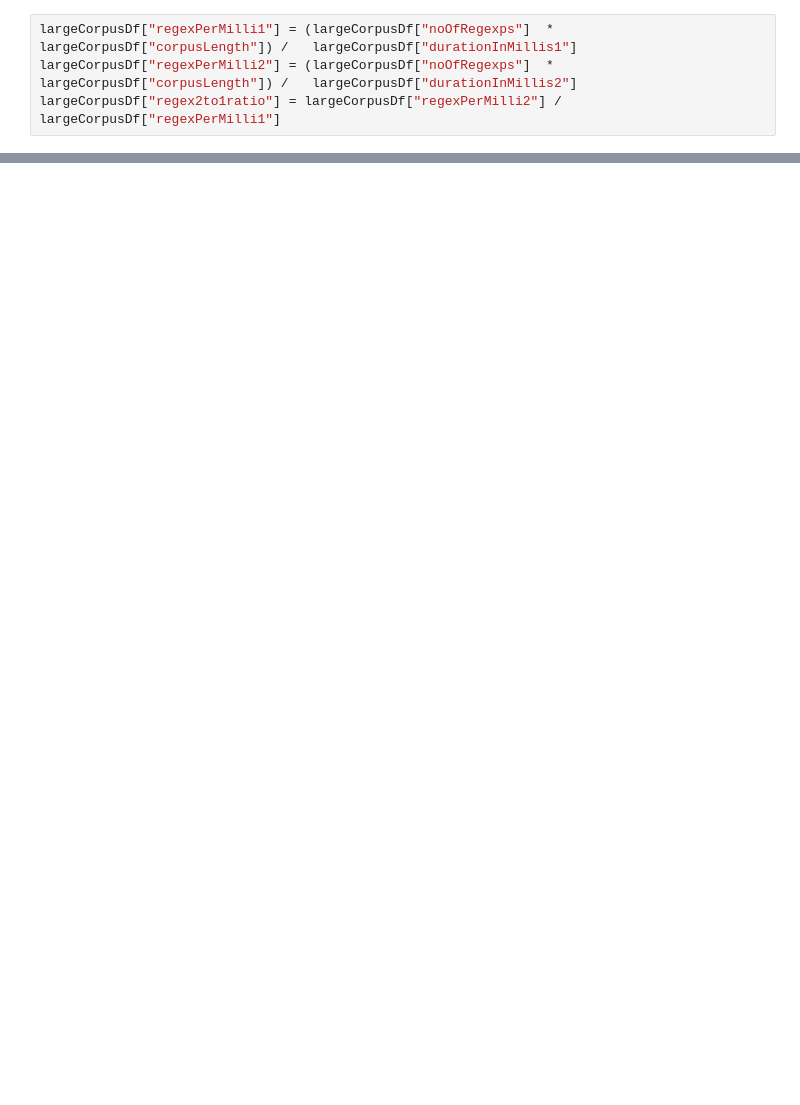
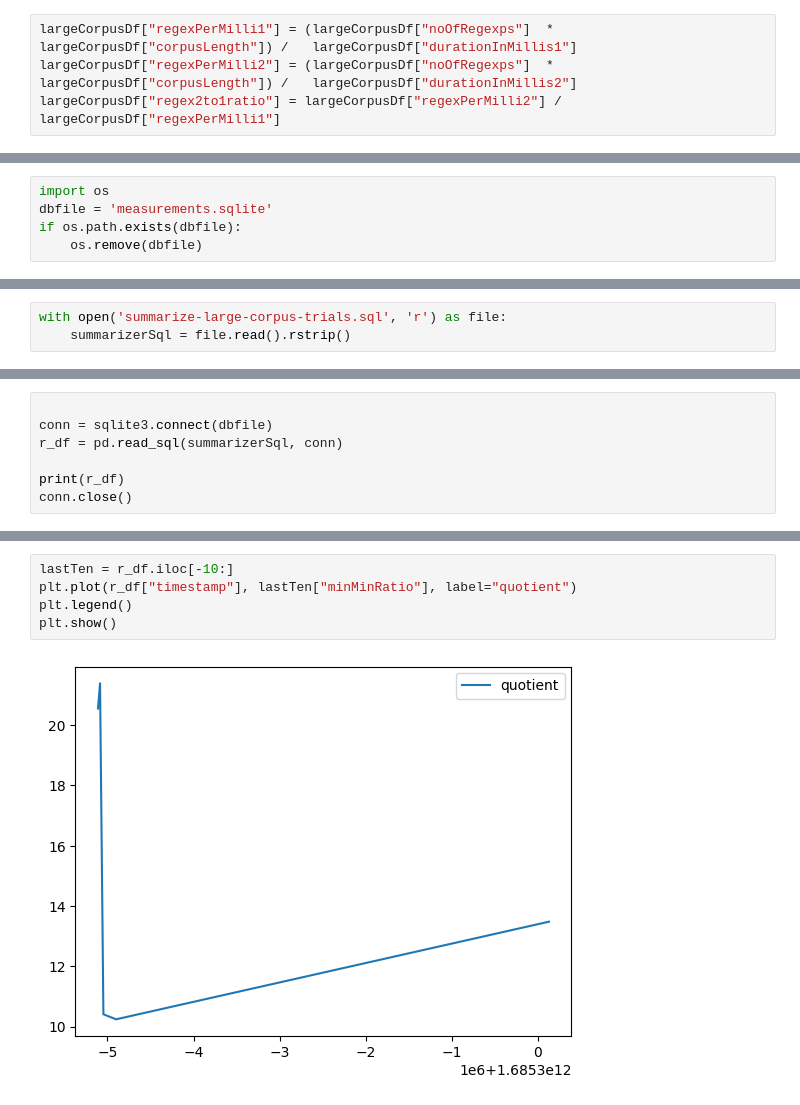
Before and after one commit to la3lma/rmatch, a Jupyter notebook: benchmarks.ipynb, the cells around one changed output, grey strips where cells are left out. Cells and saved outputs as stored; diff of their text form; blank space fills up the shorter version.

```diff
--- a/benchmarks.ipynb
+++ b/benchmarks.ipynb
@@ -153,0 +171,5 @@ lastTen
+# %%
+import os
+dbfile = 'measurements.sqlite'
+if os.path.exists(dbfile):
+    os.remove(dbfile)
@@ -153,0 +209,3 @@ lastTen
+# %%
+with open('summarize-large-corpus-trials.sql', 'r') as file:
+    summarizerSql = file.read().rstrip()
@@ -153,0 +216,7 @@ lastTen
+# %%
+
+conn = sqlite3.connect(dbfile)
+r_df = pd.read_sql(summarizerSql, conn)
+
+print(r_df)
+conn.close()
@@ -153,0 +241,7 @@ lastTen
+# %%
+lastTen = r_df.iloc[-10:]
+plt.plot(r_df["timestamp"], lastTen["minMinRatio"], label="quotient")
+plt.legend()
+plt.show()
+# %% [output]
+[figure, added]
```
Also changed, not shown: parts of 12 cells of this notebook, 3 other files.
